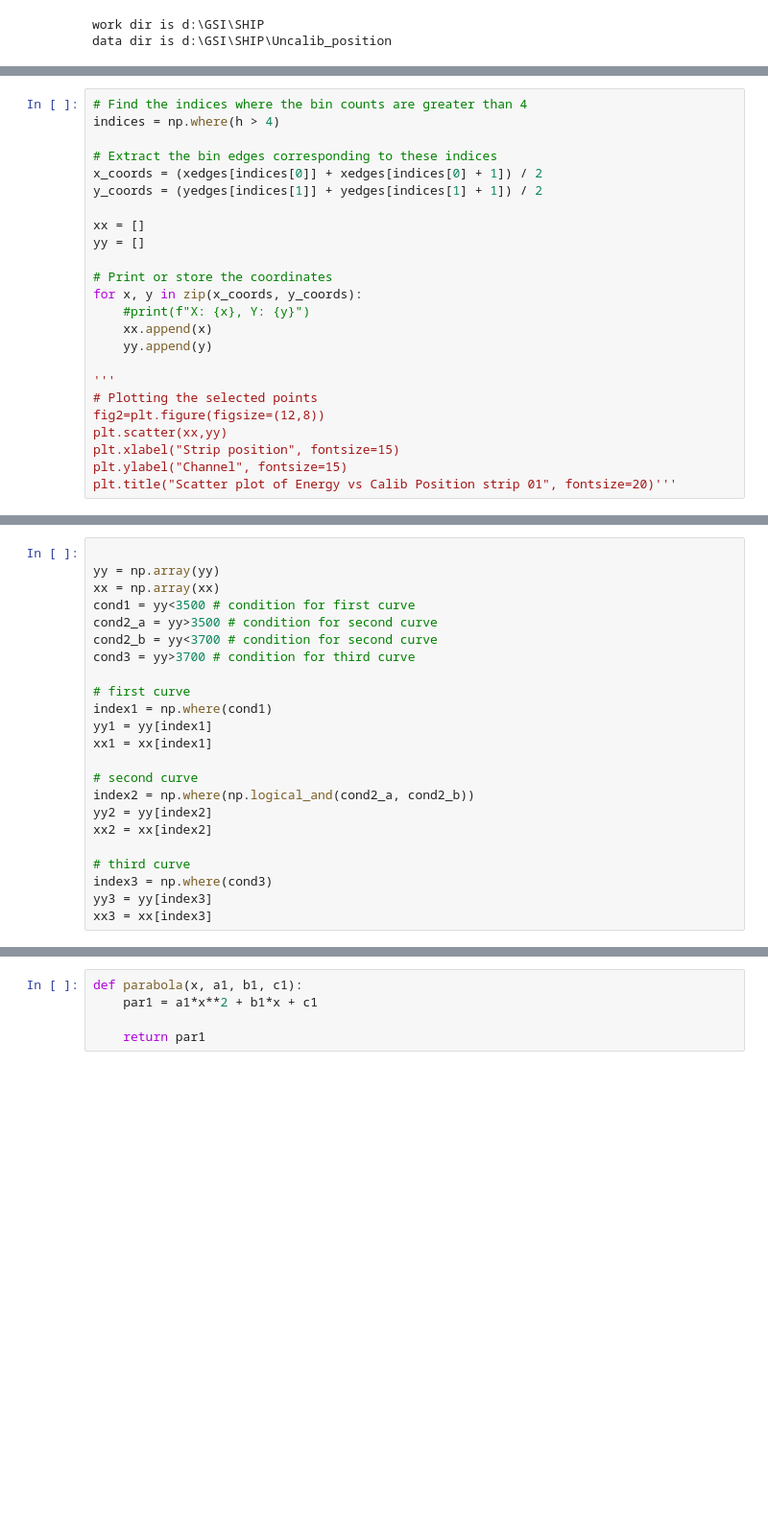
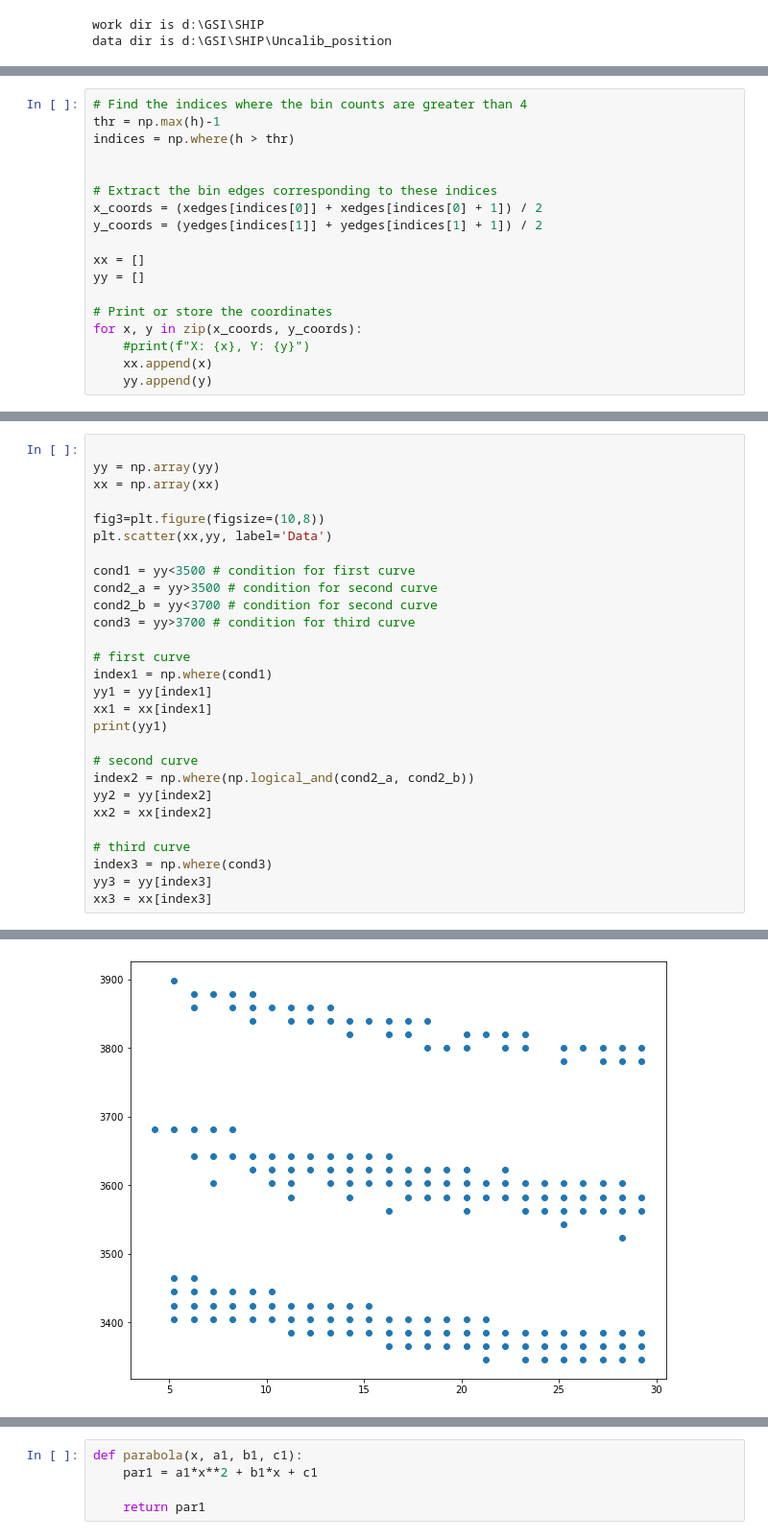
Before and after one commit to chiaramasia01/GSI16Strip, a Jupyter notebook: Calibration.ipynb, the cells around one changed output, grey strips where cells are left out. Shown at 96% size. Drawn from its saved outputs; the diff is of its cells as text; blank space fills up the shorter version.

```diff
--- a/Calibration.ipynb
+++ b/Calibration.ipynb
@@ -56,7 +58,9 @@ Text(0.5, 1.0, 'Histogram of Energy vs Calib Position strip 01')
 [figure]
 # %%
 # Find the indices where the bin counts are greater than 4
-indices = np.where(h > 4)
+thr = np.max(h)-1
+indices = np.where(h > thr)
+
 
 # Extract the bin edges corresponding to these indices
 x_coords = (xedges[indices[0]] + xedges[indices[0] + 1]) / 2
@@ -70,11 +74,3 @@ for x, y in zip(x_coords, y_coords):
     #print(f"X: {x}, Y: {y}")
     xx.append(x)
     yy.append(y)
-
-'''
-# Plotting the selected points
-fig2=plt.figure(figsize=(12,8))
-plt.scatter(xx,yy)
-plt.xlabel("Strip position", fontsize=15)
-plt.ylabel("Channel", fontsize=15)
-plt.title("Scatter plot of Energy vs Calib Position strip 01", fontsize=20)'''
@@ -84,6 +78,10 @@ plt.title("Scatter plot of Energy vs Calib Position strip 01", fontsize=20)'''
 
 yy = np.array(yy)
 xx = np.array(xx)
+
+fig3=plt.figure(figsize=(10,8))
+plt.scatter(xx,yy, label='Data')
+
 cond1 = yy<3500 # condition for first curve
 cond2_a = yy>3500 # condition for second curve
 cond2_b = yy<3700 # condition for second curve
@@ -93,6 +91,7 @@ cond3 = yy>3700 # condition for third curve
 index1 = np.where(cond1)
 yy1 = yy[index1]
 xx1 = xx[index1]
+print(yy1)
 
 # second curve
 index2 = np.where(np.logical_and(cond2_a, cond2_b))
@@ -103,3 +102,4 @@ xx2 = xx[index2]
 index3 = np.where(cond3)
 yy3 = yy[index3]
 xx3 = xx[index3]
+# %% [output]
@@ -106,3 +115,4 @@ xx3 = xx[index3]
+[figure, added]
 # %%
 # trying to fit all three
 
```
Also changed, not shown: parts of 7 cells of this notebook, 18 other files.
